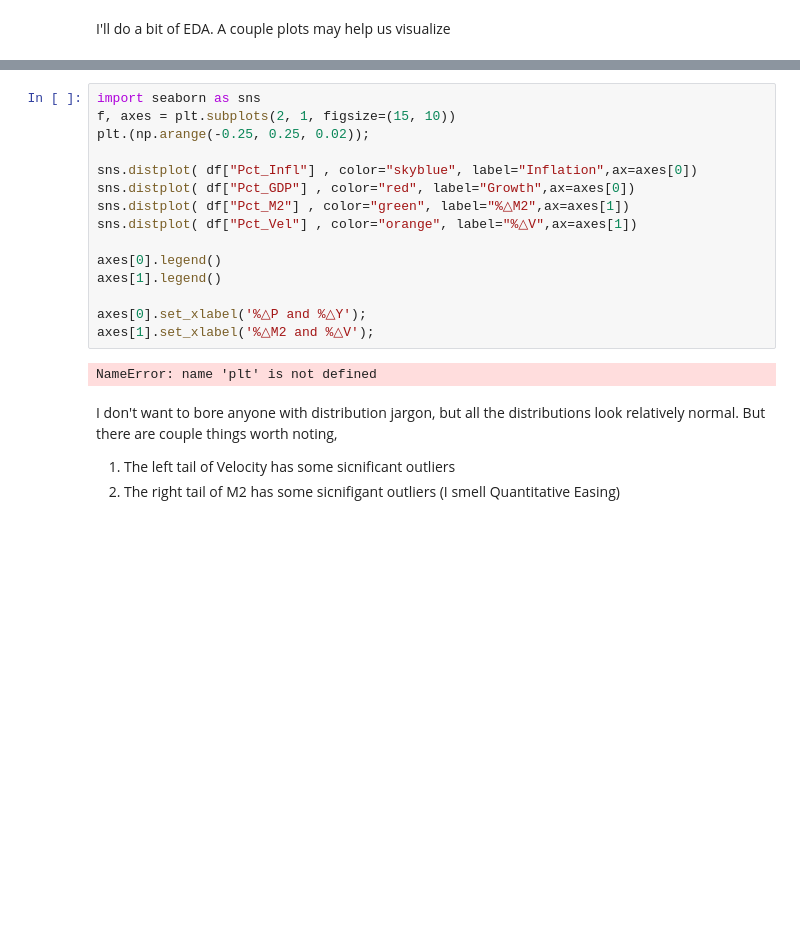
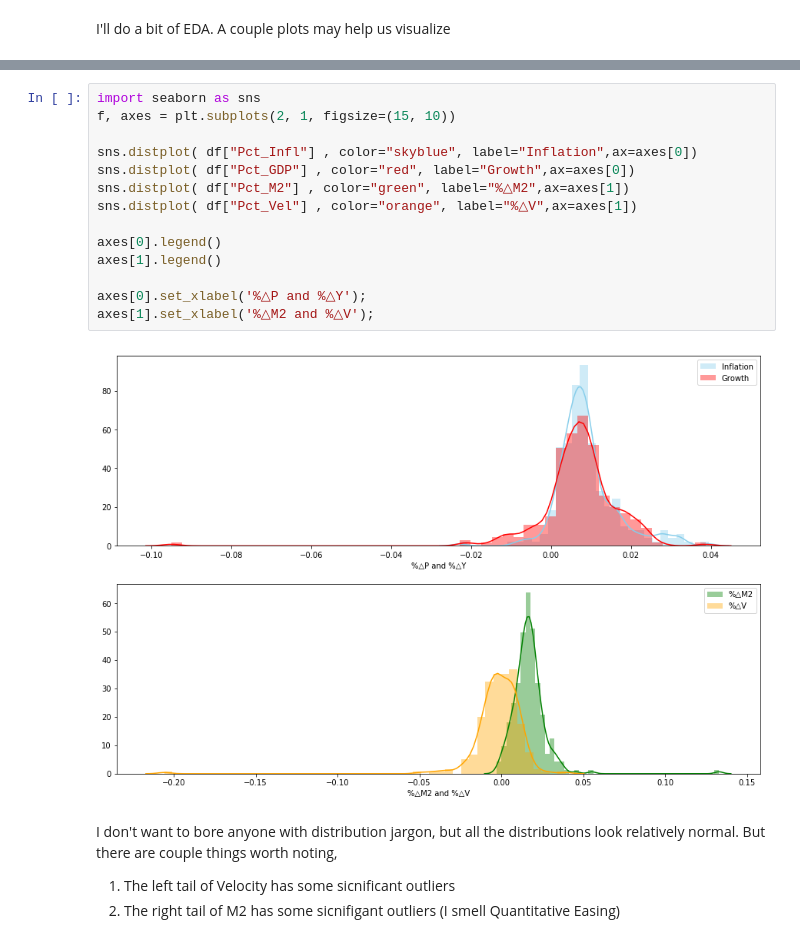
Before and after one commit to NicholasOgawa/EconML, a Jupyter notebook: PCA-MVPY.ipynb, the cells around one changed output, grey strips where cells are left out. Drawn from its saved outputs; the diff is of its cells as text; blank space fills up the shorter version.

```diff
--- a/PCA-MVPY.ipynb
+++ b/PCA-MVPY.ipynb
@@ -89,20 +120,19 @@ plt.show()
 # %%
 import seaborn as sns
 f, axes = plt.subplots(2, 1, figsize=(15, 10))
-plt.(np.arange(-0.25, 0.25, 0.02));
 
 sns.distplot( df["Pct_Infl"] , color="skyblue", label="Inflation",ax=axes[0])
 sns.distplot( df["Pct_GDP"] , color="red", label="Growth",ax=axes[0])
 sns.distplot( df["Pct_M2"] , color="green", label="%△M2",ax=axes[1])
 sns.distplot( df["Pct_Vel"] , color="orange", label="%△V",ax=axes[1])
 
 axes[0].legend()
 axes[1].legend()
 
 axes[0].set_xlabel('%△P and %△Y');
 axes[1].set_xlabel('%△M2 and %△V');
 # %% [output]
-NameError: name 'plt' is not defined
+[figure, added]
 # %% [markdown]
 I don't want to bore anyone with distribution jargon, but all the distributions look relatively normal. But there are couple things worth noting,
 
```
Also changed, not shown: parts of 18 cells of this notebook.
